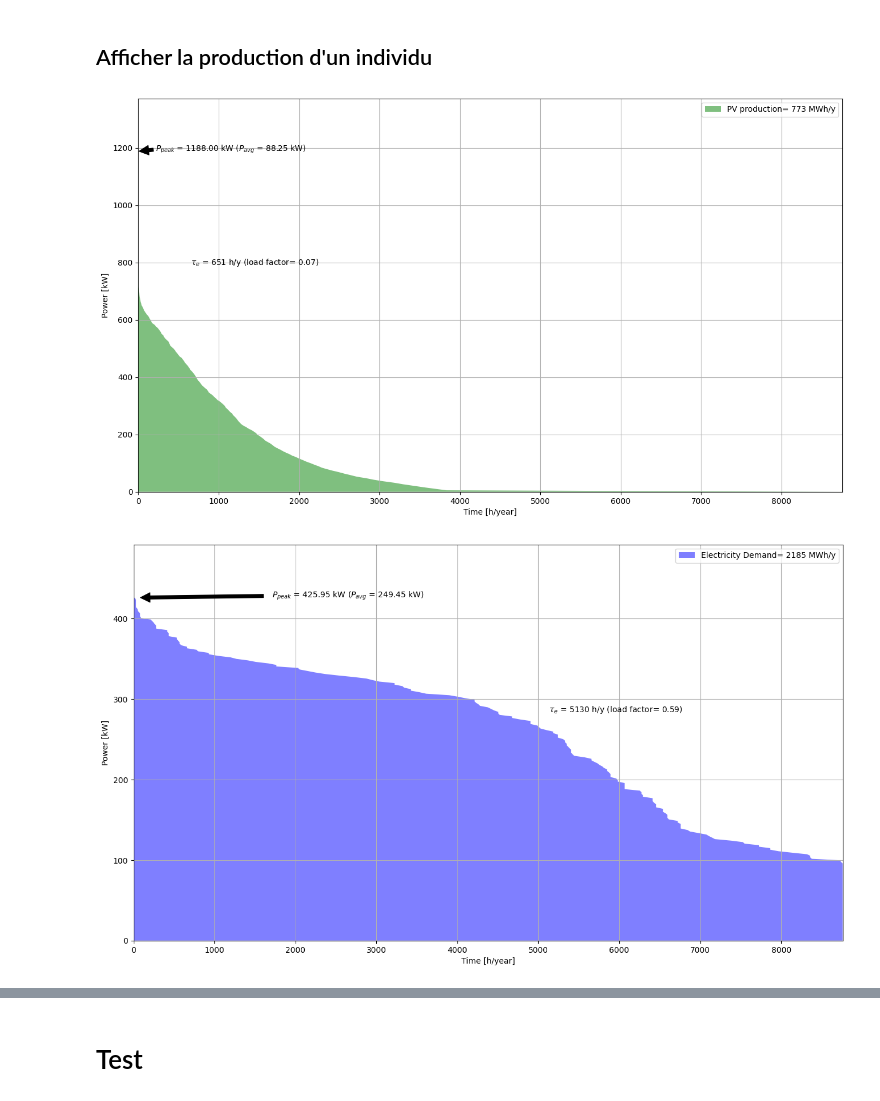
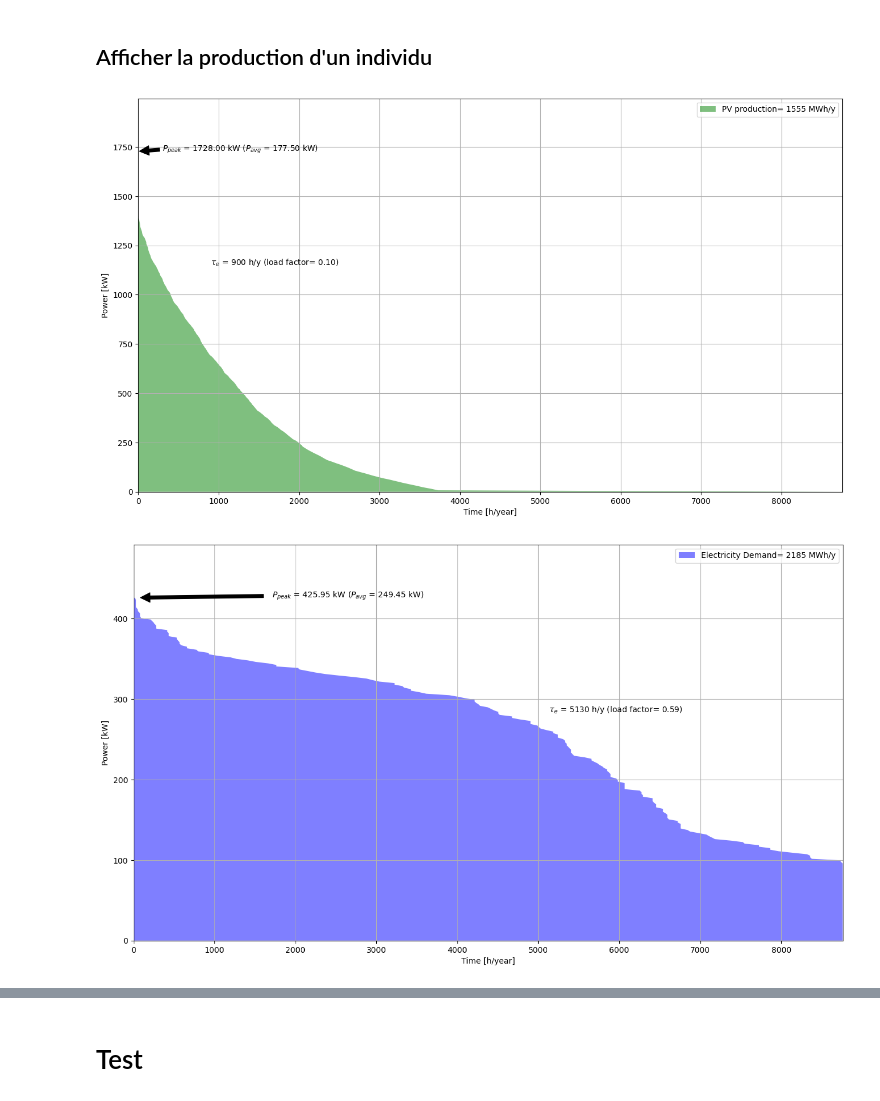
Before and after one commit to Louis9551/Solaire, a Jupyter notebook: Multi_Objectifs_Contraint_Solaire.ipynb, the cells around one changed output, grey strips where cells are left out. Cells and saved outputs as stored; diff of their text form; code cells hidden in the pictures.

```diff
--- a/Multi_Objectifs_Contraint_Solaire.ipynb
+++ b/Multi_Objectifs_Contraint_Solaire.ipynb
@@ -71,7 +71,7 @@ Rpara = 1 # résistance parallèle
 NOCT = 48 # température normale de fonctionnement
 I0 = 38*10**(-3) # courant d'éclairement en mA/cm²
 G0 = 1000 # irradiation normale
-Vmin0 = 25 ############## Vmin = ????
+TambOpti = 25 ############## Vmin = ????
 Iobs = 1.5*10**(-12) # courant d'obscurité en A/cm²
 coefId = 1.2 # coefficient d'idéalité de la diode
 NbCellS = 72 # nombre de cellules en série dans un panneau
@@ -82,7 +82,7 @@ UTC = np.arange(0,24,1) # temps universel coordonné
 
 CaractOnduleur = np.zeros((3, 8))
 CaractOnduleur[0, :] = [4.5, 9., 1000, 150., 800., 230., 3*6.5, 1213.] # Pacnom, Pdcmax, Vindc, VinMPPT min, Vin MPPT max, Vacout, Iacout, Prix
-CaractOnduleur[1, :] = [25 , 9., 1000, 580., 850., 230., 3*39.1, 2594.] # Pacnom, Pdcmax, Vindc, VinMPPT min, Vin MPPT max, Vacout, Iacout, Prix
+CaractOnduleur[1, :] = [25 , 37.8, 1000, 580., 850., 230., 3*39.1, 2594.] # Pacnom, Pdcmax, Vindc, VinMPPT min, Vin MPPT max, Vacout, Iacout, Prix
 CaractOnduleur[2, :] = [60, 90., 1000, 570., 800., 230., 3*87., 3897.] # Pacnom, Pdcmax, Vindc, VinMPPT min, Vin MPPT max, Vacout, Iacout, Prix
 
 Onduleurs = []
@@ -177,7 +177,7 @@ def PvYield(gamma, i, Nps, Npp, NumOnd, nbinsta):
             (a,hprim,TST, h_n, UTC_0, UTC_1) = SunPosition(d, UTC, L, phi)
             (Rs, Rd, theta) = IrradiationRatio(i, gamma, a, hprim, albedo, Gh[d,:], Dh[d,:])
             Gabs = GlassAbsorbtion((Gh[d,:]-Dh[d,:])*Rs, Dh[d,:]*Rd, theta)
-            (Pm, Vm) = PV_panel(Gabs, Tamb[d,:], NOCT = NOCT, Id0 = Iobs, Iphi0 = I0, G0 = G0, n = coefId , ncs = NbCellS, ncp = NbCellP) # n = coef idealité // Eg = Energy gap (reste constant) et Rsh = resistance parallèle (reste constant)
+            (Pm, Vm) = PV_panel(Gabs, Tamb[d,:], NOCT = NOCT, Rs = Rpara, Rsh = Rserie, Id0 = Iobs, Iphi0 = I0, G0 = G0, n = coefId , ncs = NbCellS, ncp = NbCellP) # n = coef idealité // Eg = Energy gap (reste constant) et Rsh = resistance parallèle (reste constant)
             Ppv = PV_array(Pm, Vm, Nps, Npp, Onduleurs[int(NumOnd)].Pdcmax, Onduleurs[int(NumOnd)].VinMPPTmax, Onduleurs[int(NumOnd)].VinMPPTmin)*nbinsta # a0, a1, a2 les mêmes et tauloss = ??
             P_pv = np.append(P_pv, Ppv) # ajouter Ppv à P_pv
             Epv += np.trapz(Ppv,UTC)
@@ -589,13 +593,13 @@ generation : 40
 # %% [markdown]
 ## Afficher la production d'un individu
 # %%
-NumIndividu = 2
+NumIndividu = 0
 P_PV_Ind = PvYield(pareto[NumIndividu].x[3], pareto[NumIndividu].x[4], pareto[NumIndividu].x[1], pareto[NumIndividu].x[2], pareto[NumIndividu].x[0], pareto[NumIndividu].x[5])
 LDC_PV = LoadDurationCurve(time, date, P_PV_Ind, color='green', name='PV production', steps=250)
 display(LDC_PV)
 LDC_elec = LoadDurationCurve(time, date, P_el_total, color='blue', name='Electricity Demand', steps=250)
 display(LDC_elec)
 # %% [output]
-[figure, old version]
+[figure, new version]
 [figure]
 # %%
```
Also changed, not shown: parts of 5 cells of this notebook, 1 other file.
